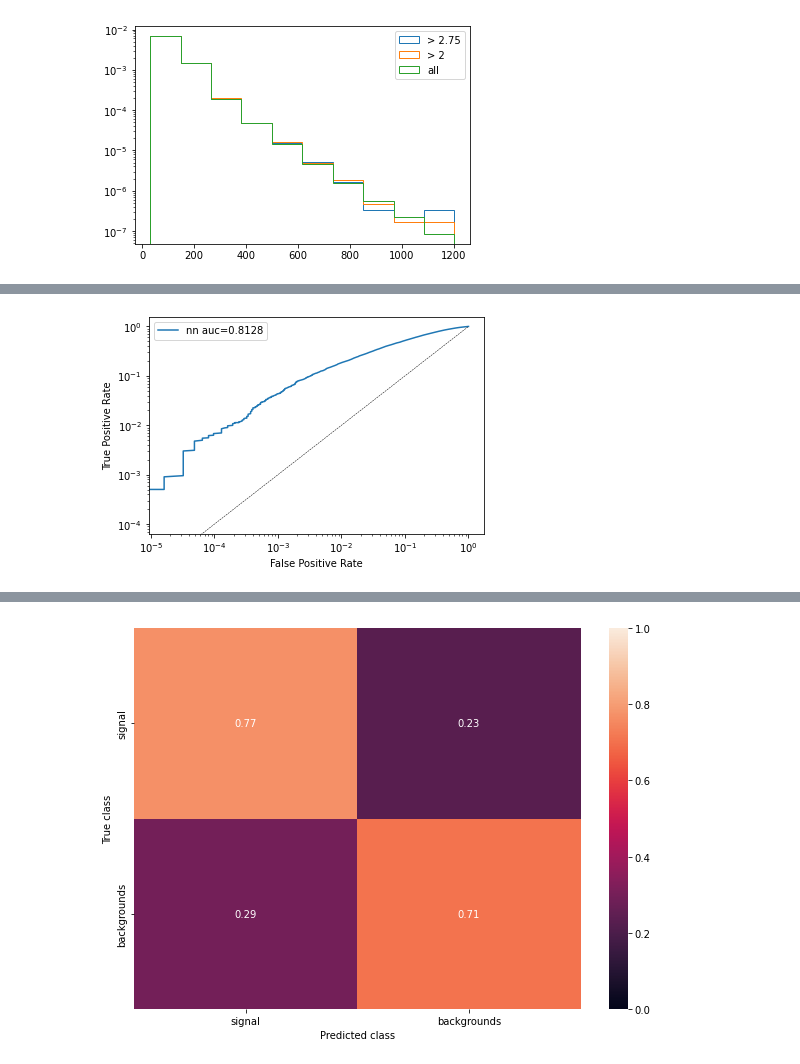
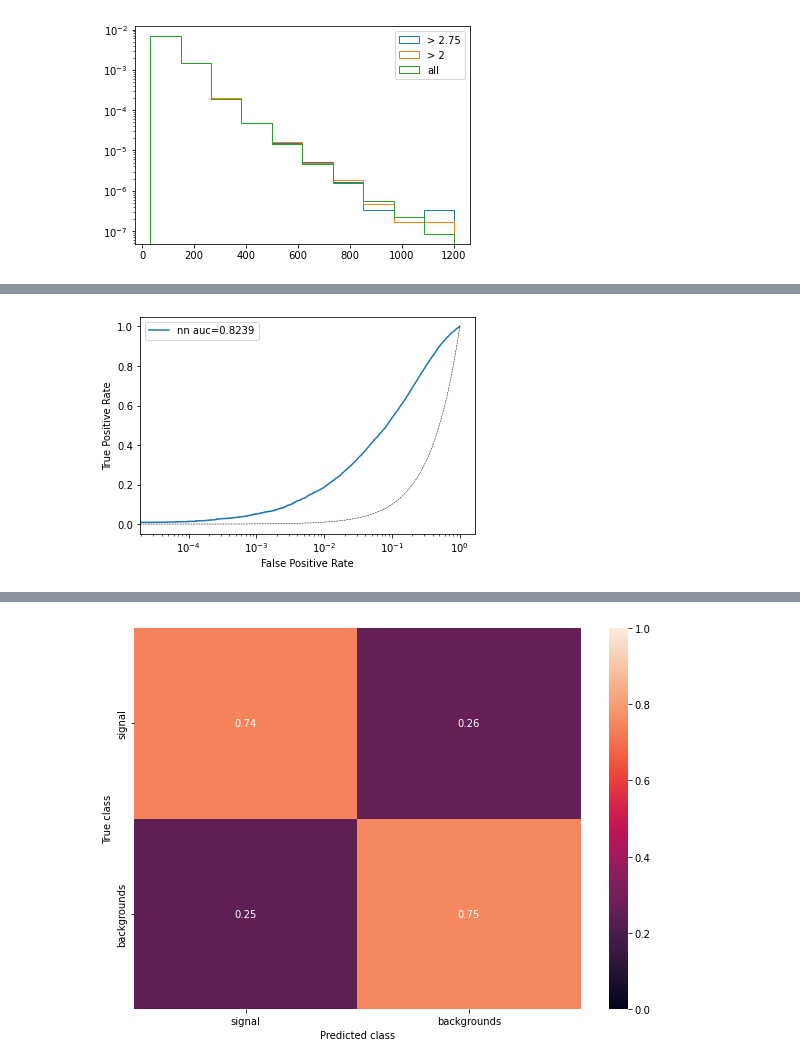
Before and after one commit to joeb42/Invisible-Higgs, a Jupyter notebook: ttbar_notebooks/binary/CNN.ipynb, the cells around one changed output, grey strips where cells are left out. Cells and saved outputs as stored; diff of their text form; code cells hidden in the pictures.

```diff
--- a/ttbar_notebooks/binary/CNN.ipynb
+++ b/ttbar_notebooks/binary/CNN.ipynb
@@ -151,9 +151,9 @@ for jet in range(14):
         phis = 19 * np.ones(N).astype(int)
     else:
         etas = get_index(jet_data_arr[:,jet,0] - jet_data_arr[:,0,0], cat='eta')
-        phis = jet_data_arr[:,jet,1] - jet_data_arr[:,0,1]
-        phis = np.mod(phis+np.pi, 2*np.pi) - np.pi
-        phis = get_index(phis, cat='phi')
+        # phis = jet_data_arr[:,jet,1] - jet_data_arr[:,0,1]
+        # phis = np.mod(phis+np.pi, 2*np.pi) - np.pi
+        phis = get_index(jet_data_arr[:,jet,1] - jet_data_arr[:,0,1], cat='phi')
     # print("Got coords")
     pts = jet_data_arr[:, jet, 2]
     # print("got pts")
@@ -168,8 +168,7 @@ for jet in range(14):
 from sklearn.preprocessing import StandardScaler, Normalizer
 from sklearn.model_selection import train_test_split
 
-X_train, X_test, y_train, y_test = train_test_split(jet_images, labels, test_size=0.2, random_state=42)
-train_weights, test_weights = train_test_split(data['xs_weight'], test_size=0.2, random_state=42)
+X_train, X_test, y_train, y_test, train_weights, test_weights = train_test_split(jet_images, labels, data['xs_weight'], test_size=0.2, random_state=42)
 # scaler = StandardScaler()
 # X_train[:, :, :, 0] = scaler.fit_transform(X_train[:, :, :, 0].reshape(-1, X_train[:,:,:,0].shape[-1])).reshape(X_train[:,:,:,0].shape)
 # %%
@@ -238,15 +240,16 @@ from tensorflow import keras
 from tensorflow.keras.layers import Conv2D, MaxPooling2D, Input, Dense, Flatten, AveragePooling2D
 from tensorflow.keras.models import Sequential, Model
 from tensorflow.keras.optimizers import Nadam
+from tensorflow.keras.metrics import AUC, Precision, Recall, SensitivityAtSpecificity, BinaryAccuracy
 
 inp = Input(shape=list(X_train.shape[1:]))
-conv1 = Conv2D(filters=30, kernel_size=(4,4), strides=(1,1), activation='relu', padding="SAME")(inp)
-conv2 = Conv2D(filters=30, kernel_size=(4,4), strides=(1,1), activation='relu', padding="SAME")(conv1)
+conv1 = Conv2D(filters=16, kernel_size=(4,4), strides=(1,1), activation='relu', padding="SAME")(inp)
+conv2 = Conv2D(filters=16, kernel_size=(4,4), strides=(1,1), activation='relu', padding="SAME")(conv1)
 ap = AveragePooling2D(pool_size=(2,2), strides=(2,2))(conv2)
 flat = Flatten()(ap)
-dense1 = Dense(300, activation="selu", kernel_initializer="lecun_normal")(flat)
-dense2 = Dense(300, activation="selu", kernel_initializer="lecun_normal")(dense1)
-dense3 = Dense(300, activation="selu", kernel_initializer="lecun_normal")(dense2)
+dense1 = Dense(200, activation="selu", kernel_initializer="lecun_normal")(flat)
+dense2 = Dense(200, activation="selu", kernel_initializer="lecun_normal")(dense1)
+dense3 = Dense(200, activation="selu", kernel_initializer="lecun_normal")(dense2)
 out = Dense(1, activation="sigmoid")(dense3)
 model = Model(inputs=inp, outputs=out)
-model.compile(loss="binary_crossentropy", optimizer=Nadam(learning_rate=0.001))
+model.compile(loss="binary_crossentropy", optimizer=Nadam(learning_rate=0.0001), metrics=[BinaryAccuracy(), AUC(), Precision(), Recall(), SensitivityAtSpecificity(0.99)])
@@ -257,5 +278,8 @@ class_weights = class_weight.compute_class_weight(class_weight='balanced', class
 # %%
 class_weights = {i:j for i,j in enumerate(class_weights)}
 # %%
-model.fit(X_train, y_train, validation_data=(X_test, y_test), epochs=10, batch_size=64, class_weight=class_weights)
+from tensorflow.keras.callbacks import EarlyStopping, ReduceLROnPlateau
+
+callbacks = [EarlyStopping(patience=5, monitor='val_auc', mode='max'), ReduceLROnPlateau(patience=3)]
+model.fit(X_train, y_train, validation_data=(X_test, y_test), epochs=10, batch_size=64, class_weight=class_weights, callbacks=callbacks)
 # %% [output]
@@ -324,25 +357,25 @@ for idx, threshold in enumerate(thresholds):
 # %%
 import matplotlib.pyplot as plt
 from sklearn.metrics import roc_auc_score
 
 auc = roc_auc_score(y_test, y_pred)
 # ROC curve
 tpr = TP/(np.sum(test))
 fpr = FP/(len(test) - np.sum(test))
 # tpr_lr = lr_TP/np.sum(test)
 # fpr_lr = lr_FP/(len(test)-np.sum(test))
 plt.plot(fpr, tpr, label=f'nn auc={auc:.4f}')
 plt.plot(np.arange(0, 1.0001, 0.0001), np.arange(0, 1.0001, 0.0001), linestyle='dashed', linewidth=0.5, color='k')
 # plt.plot(fpr_lr,tpr_lr, label='lr auc=0.796')
 plt.xlabel("False Positive Rate")
 plt.ylabel("True Positive Rate")
 plt.xscale('log')
-plt.yscale('log')
+# plt.yscale('log')
 plt.legend()
 # plt.savefig("./first_lstm_vs_lr_ROC.png", dpi=200)
 plt.show()
 # %% [output]
-[figure, old version]
+[figure, new version]
 # %%
 f1 = TP/(TP+0.5*(FP+FN))
 best_f1_idx = np.argmax(f1)
```
Also changed, not shown: parts of 18 cells of this notebook.
